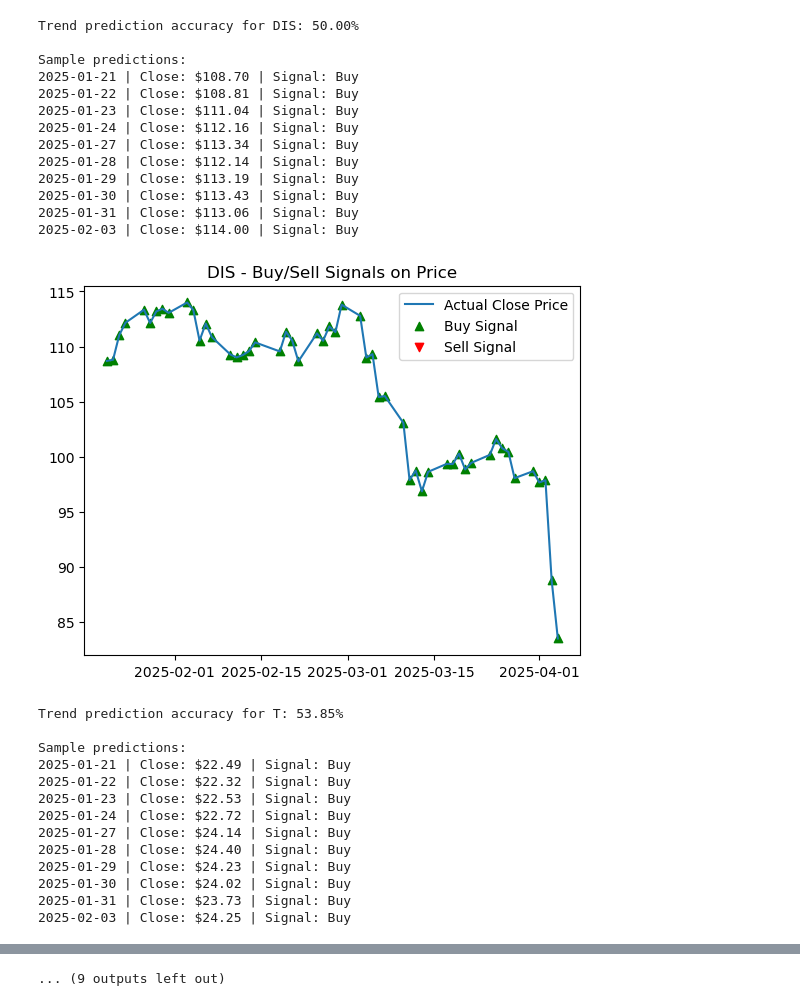
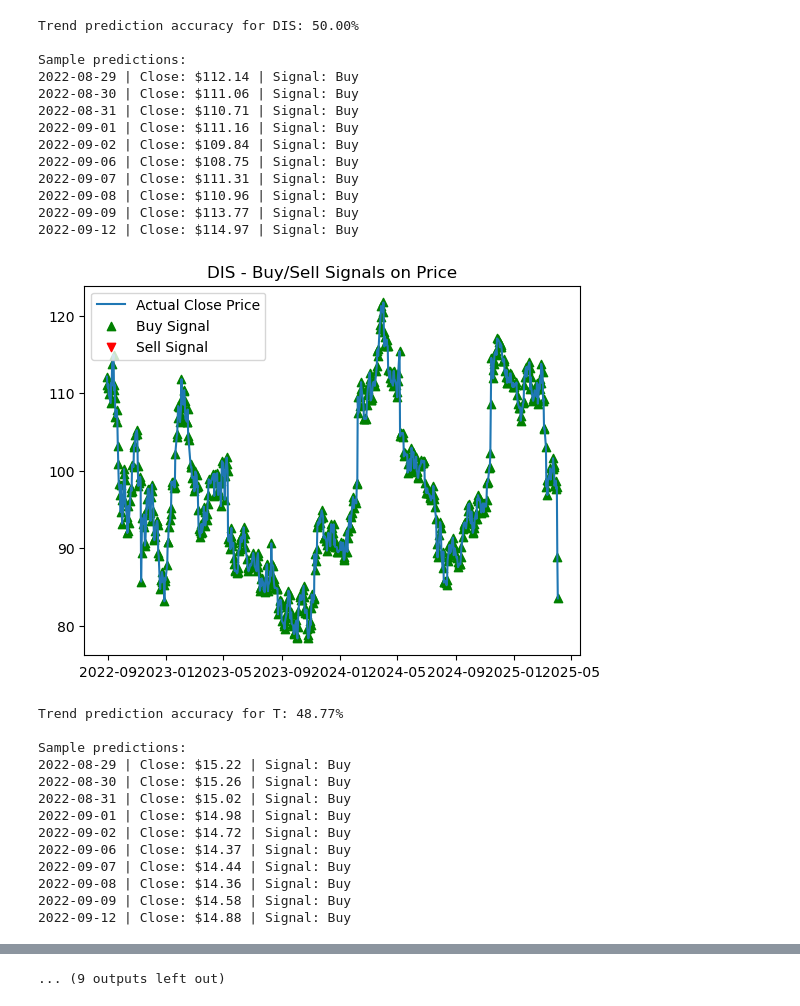
Before and after one commit to ajayaram31/cx4240group21, a Jupyter notebook: logistic_regression.ipynb, the cells around one changed output, grey strips where cells are left out. Drawn from its saved outputs; the diff is of its cells as text; code cells hidden in the pictures.

```diff
--- a/logistic_regression.ipynb
+++ b/logistic_regression.ipynb
@@ -10,6 +10,9 @@ from sklearn.metrics import classification_report, accuracy_score
 
 raw = pd.read_csv('stock_prices_10yr_all_companies.csv', header=None)
 
+unrate = pd.read_csv("UNRATE.csv", parse_dates=['observation_date'])
+unrate.rename(columns={'observation_date': 'Date'}, inplace=True)
+
 tickers = raw.iloc[0, 1:].values
 features = raw.iloc[1, 1:].values
 columns = ['Date'] + [f'{tickers[i]}_{features[i]}' for i in range(len(tickers))]
@@ -20,3 +23,9 @@ df = pd.DataFrame(raw.values[2:], columns=columns)
 df = df[df['Date'].astype(str) != 'Date']
 df['Date'] = pd.to_datetime(df['Date'], format='%Y-%m-%d', errors='coerce')
 df = df.dropna(subset=['Date'])  # drop rows with invalid dates
+
+unrate['UNRATE'] = pd.to_numeric(unrate['UNRATE'], errors='coerce')
+unrate['Unrate_Pct_Change'] = unrate['UNRATE'].pct_change() * 100
+df = pd.merge_asof(df.sort_values('Date'), unrate.sort_values('Date'), on='Date')
+
+print(df)
@@ -23,5 +50,5 @@ df = df.dropna(subset=['Date'])  # drop rows with invalid dates
 # %%
-best_avg_accuracy = 0
+best_accuracy = 0
 best_ratio = None
 targets = "GOOGL", "META", "NFLX", "TMUS", "DIS", "T", "VZ", "CMCSA", "SPOT", "CHTR"
 for split_ratio in np.arange(0.5, 0.99, 0.01):
@@ -36,9 +63,9 @@ for split_ratio in np.arange(0.5, 0.99, 0.01):
         temp_df.dropna(inplace=True)
 
         scaler = MinMaxScaler()
-        scaled = scaler.fit_transform(temp_df[['Prev_Close']])
 
-        X = scaled
+        X = temp_df[['Prev_Close', 'UNRATE','Unrate_Pct_Change']].values
+        scaled = scaler.fit_transform(X)
         y = temp_df['Target_Up'].values
 
         split = int(len(X) * split_ratio)
@@ -59,10 +86,10 @@ for split_ratio in np.arange(0.5, 0.99, 0.01):
     avg_accuracy = sum(accuracies) / len(accuracies)
     print(f"Average Accuracy for split ratio {split_ratio:.0%}: {avg_accuracy:.2%}")
 
-    if avg_accuracy > best_avg_accuracy:
-        best_avg_accuracy = avg_accuracy
+    if all(a > 0.45 for a in accuracies):
+        best_accuracy = avg_accuracy
         best_ratio = split_ratio
 
-print(f"\nBest split ratio: {best_ratio:.0%} with average accuracy: {best_avg_accuracy:.2%}")
+print(f"\nBest split ratio: {best_ratio:.0%} with average accuracy: {best_accuracy:.2%}")
 # %% [output]
 Trying split ratio: 50%
@@ -93,12 +120,11 @@ for target in targets:
     temp_df.dropna(inplace=True)
 
     scaler = MinMaxScaler()
-    scaled = scaler.fit_transform(temp_df[['Prev_Close']])
-
-    X = scaled
+    X = temp_df[['Prev_Close', 'UNRATE','Unrate_Pct_Change']].values
+    scaled = scaler.fit_transform(X)
     y = temp_df['Target_Up'].values
 
-    split = int(len(X) * 0.97)
+    split = int(len(X) * 0.63)
     X_train, y_train = X[:split], y[:split]
     X_test, y_test = X[split:], y[split:]
     dates_test = temp_df['Date'].iloc[split:]
@@ -192,27 +218,27 @@ Sample predictions:
 Trend prediction accuracy for DIS: 50.00%
 
 Sample predictions:
-2025-01-21 | Close: $108.70 | Signal: Buy
-2025-01-22 | Close: $108.81 | Signal: Buy
-2025-01-23 | Close: $111.04 | Signal: Buy
-2025-01-24 | Close: $112.16 | Signal: Buy
-2025-01-27 | Close: $113.34 | Signal: Buy
-2025-01-28 | Close: $112.14 | Signal: Buy
-2025-01-29 | Close: $113.19 | Signal: Buy
-2025-01-30 | Close: $113.43 | Signal: Buy
-2025-01-31 | Close: $113.06 | Signal: Buy
-2025-02-03 | Close: $114.00 | Signal: Buy
+2022-08-29 | Close: $112.14 | Signal: Buy
+2022-08-30 | Close: $111.06 | Signal: Buy
+2022-08-31 | Close: $110.71 | Signal: Buy
+2022-09-01 | Close: $111.16 | Signal: Buy
+2022-09-02 | Close: $109.84 | Signal: Buy
+2022-09-06 | Close: $108.75 | Signal: Buy
+2022-09-07 | Close: $111.31 | Signal: Buy
+2022-09-08 | Close: $110.96 | Signal: Buy
+2022-09-09 | Close: $113.77 | Signal: Buy
+2022-09-12 | Close: $114.97 | Signal: Buy
-[figure, old version]
+[figure, new version]
-Trend prediction accuracy for T: 53.85%
+Trend prediction accuracy for T: 48.77%
 
 Sample predictions:
-2025-01-21 | Close: $22.49 | Signal: Buy
-2025-01-22 | Close: $22.32 | Signal: Buy
-2025-01-23 | Close: $22.53 | Signal: Buy
-2025-01-24 | Close: $22.72 | Signal: Buy
-2025-01-27 | Close: $24.14 | Signal: Buy
-2025-01-28 | Close: $24.40 | Signal: Buy
-2025-01-29 | Close: $24.23 | Signal: Buy
-2025-01-30 | Close: $24.02 | Signal: Buy
-2025-01-31 | Close: $23.73 | Signal: Buy
-2025-02-03 | Close: $24.25 | Signal: Buy
+2022-08-29 | Close: $15.22 | Signal: Buy
+2022-08-30 | Close: $15.26 | Signal: Buy
+2022-08-31 | Close: $15.02 | Signal: Buy
+2022-09-01 | Close: $14.98 | Signal: Buy
+2022-09-02 | Close: $14.72 | Signal: Buy
+2022-09-06 | Close: $14.37 | Signal: Buy
+2022-09-07 | Close: $14.44 | Signal: Buy
+2022-09-08 | Close: $14.36 | Signal: Buy
+2022-09-09 | Close: $14.58 | Signal: Buy
+2022-09-12 | Close: $14.88 | Signal: Buy
```
Also changed, not shown: parts of 3 cells of this notebook, 2 other files.
